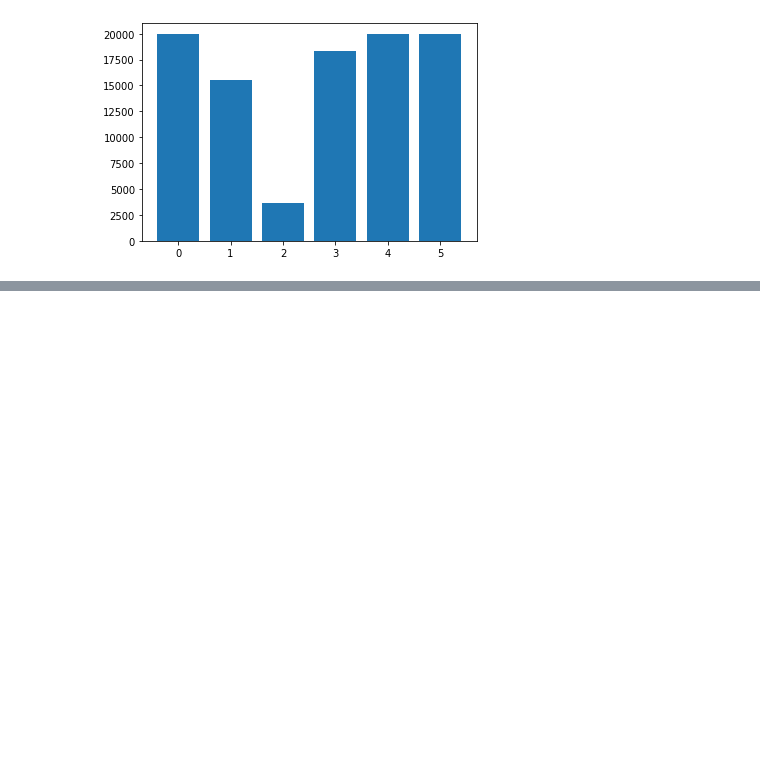
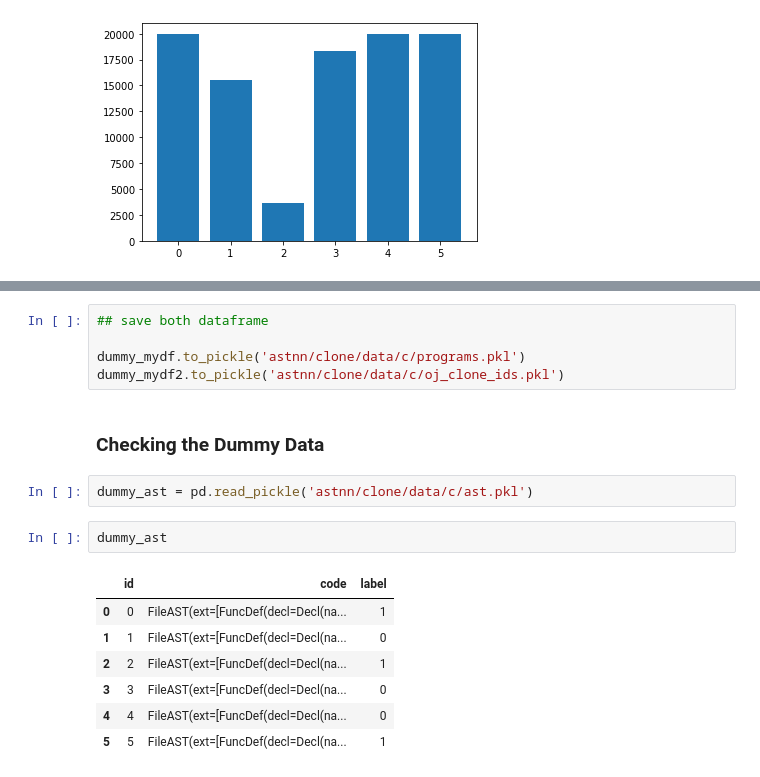
Before and after one commit to hazimhanif/svd_exp3, a Jupyter notebook: Exploration_clone.ipynb, the cells around one changed output, grey strips where cells are left out. Saved outputs shown, nothing was run; the diff lists cells and outputs as text; blank space fills up the shorter version.

```diff
--- a/Exploration_clone.ipynb
+++ b/Exploration_clone.ipynb
@@ -177,0 +256,19 @@ plt.bar(jdf2.iloc[:,2].value_counts().index.values,jdf2.iloc[:,2].value_counts()
+# %%
+## save both dataframe
+
+dummy_mydf.to_pickle('astnn/clone/data/c/programs.pkl')
+dummy_mydf2.to_pickle('astnn/clone/data/c/oj_clone_ids.pkl')
+# %% [markdown]
+### Checking the Dummy Data
+# %%
+dummy_ast = pd.read_pickle('astnn/clone/data/c/ast.pkl')
+# %%
+dummy_ast
+# %% [output]
+|  | id | code | label |
+| 0 | 0 | FileAST(ext=[FuncDef(decl=Decl(na... | 1 |
+| 1 | 1 | FileAST(ext=[FuncDef(decl=Decl(na... | 0 |
+| 2 | 2 | FileAST(ext=[FuncDef(decl=Decl(na... | 1 |
+| 3 | 3 | FileAST(ext=[FuncDef(decl=Decl(na... | 0 |
+| 4 | 4 | FileAST(ext=[FuncDef(decl=Decl(na... | 0 |
+| 5 | 5 | FileAST(ext=[FuncDef(decl=Decl(na... | 1 |
```
Also changed, not shown: parts of 13 cells of this notebook, 5 other files.
